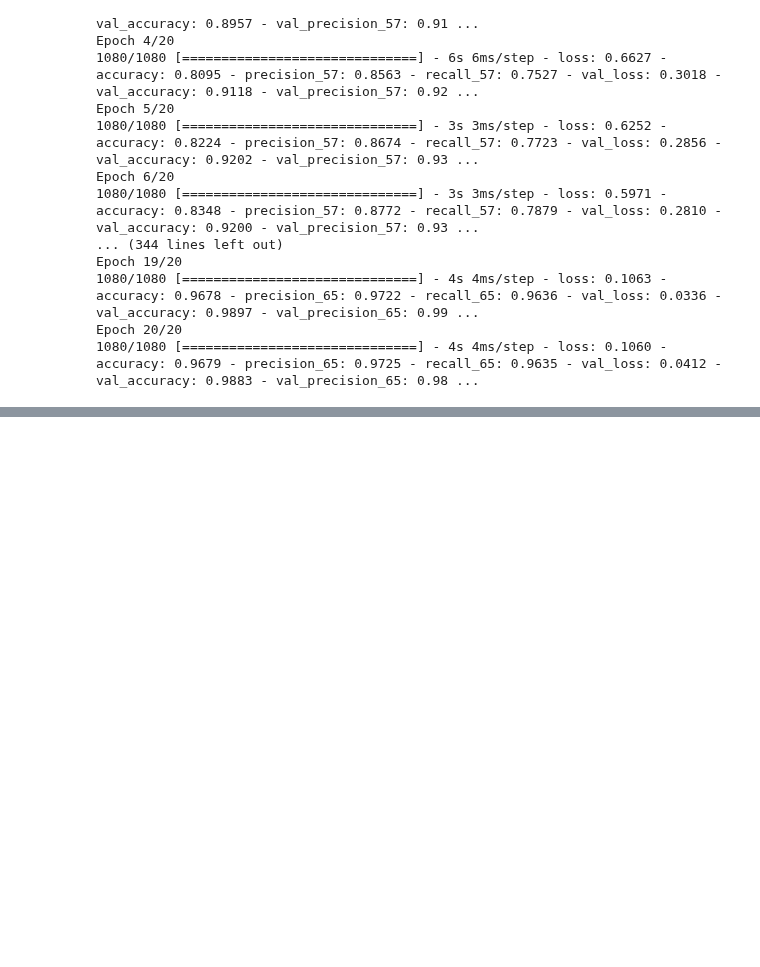
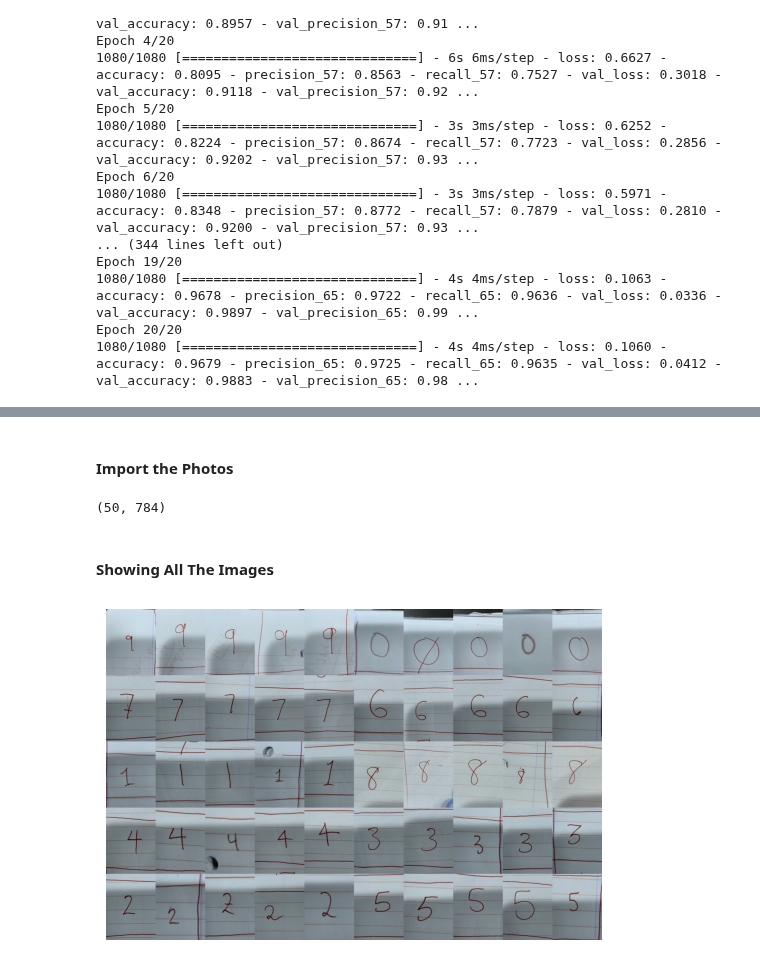
Before and after one commit to UPstartDeveloper/ML-Fundamentals-and-Apps, a Jupyter notebook: SyedRaza_HW5/SyedRaza_HW5.ipynb, the cells around one changed output, grey strips where cells are left out. Saved outputs shown, nothing was run; the diff lists cells and outputs as text; code cells hidden in the pictures; blank space fills up the shorter version.

Commit message:
Visualize test images

```diff
--- a/SyedRaza_HW5/SyedRaza_HW5.ipynb
+++ b/SyedRaza_HW5/SyedRaza_HW5.ipynb
@@ -581 +580,3 @@ Epoch 20/20
 - Use the following code for the image loading.
+# %% [markdown]
+#### Import the Photos
@@ -582,10 +587,5 @@ Epoch 20/20
 # %%
-#Import the Photos
-from matplotlib import pyplot as plt
-import cv2
-import os
-
-rootdir =
+rootdir = "./SyedRaza_Pictures/test/"
 
 def read_img(img_path):
     img = cv2.imread(img_path)
@@ -606,7 +606,7 @@ digit_imgs = []
 # read handwritten digits
 for subdir, dirs, files in os.walk(rootdir):
     for file in files:
-        if file.endswith(".jpg"):
+        if file.endswith(".jpeg"):
             path = os.path.join(subdir, file)
             digit, img = read_img(path)
             label = int(os.path.splitext(subdir)[0][-1])
@@ -617,23 +617,30 @@ for subdir, dirs, files in os.walk(rootdir):
 
 X_mydigits = np.array(X_mydigits)
 Y_mydigits = np.array(Y_mydigits)
+# %%
+X_mydigits.shape
+# %% [output]
+(50, 784)
+# %% [markdown]
+#### Showing All The Images
 # %%
-#Showing all my images
-temp_img = ''
+temp_img = './SyedRaza_Pictures/test/3/IMG_3646 Small.jpeg'
 for i in range(5):
     hor = ''
     for j in range(10):
         idx = i*10 + j
         img = digit_imgs[idx]
         if j == 0:
             hor = img
         else:
             hor = np.hstack((hor, img))
     if i == 0:
         temp_img = hor
     else:
         temp_img = np.vstack((temp_img, hor))
 
 plt.imshow(temp_img)
 plt.axis('off')
 plt.show()
+# %% [output]
+[figure, added]
```
Also changed, not shown: parts of 10 cells of this notebook.
